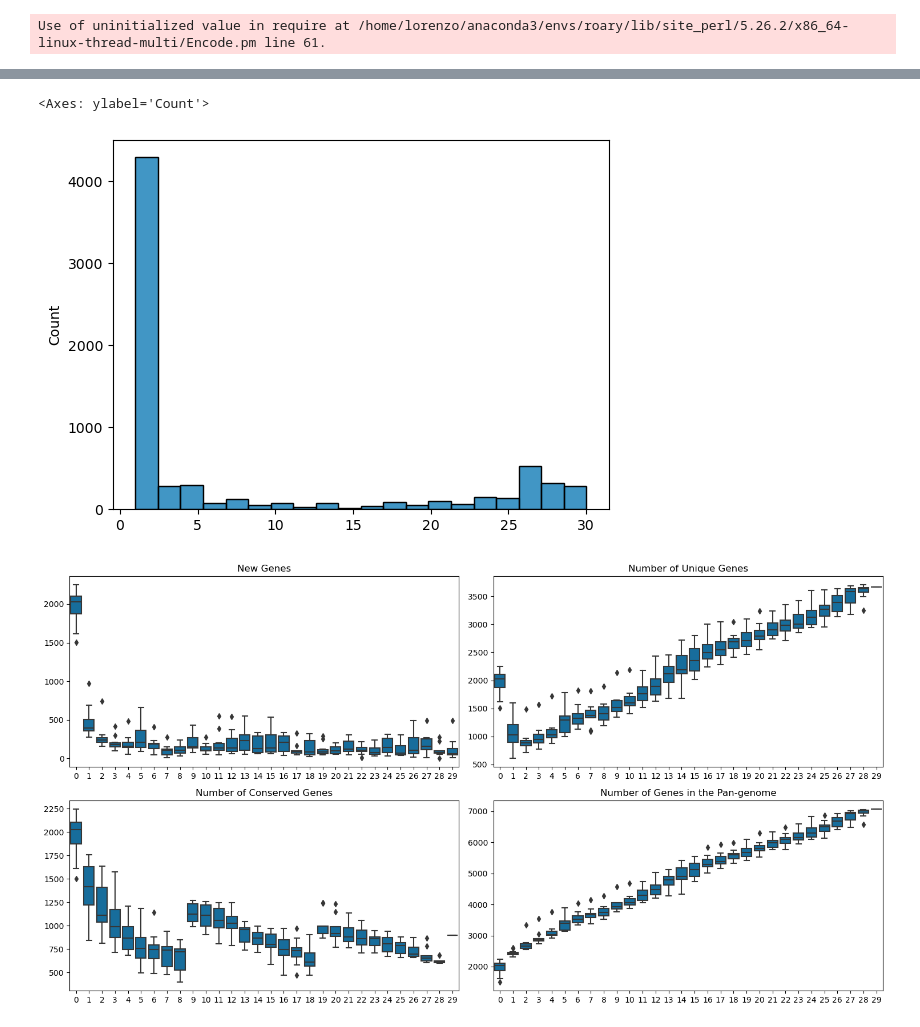
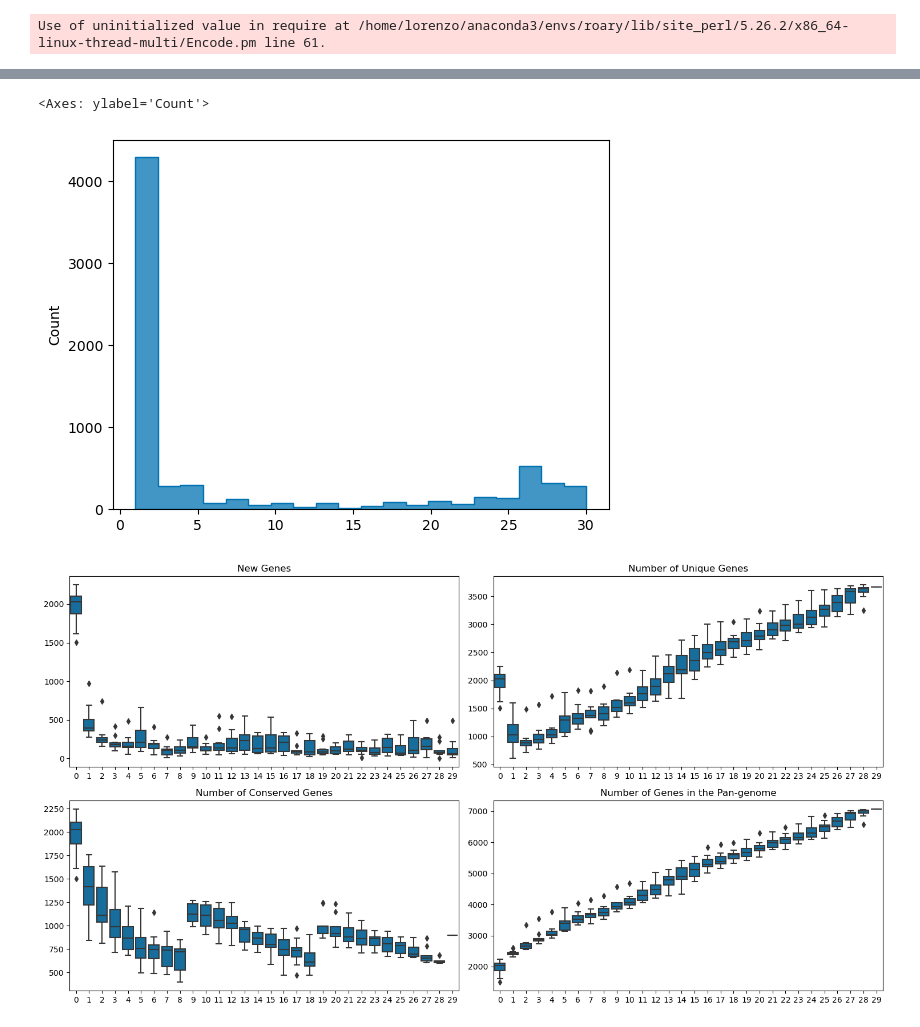
Before and after one commit to GentleHoney/Genomics_Project, a Jupyter notebook: proj_tmp.ipynb, the cells around one changed output, grey strips where cells are left out. Saved outputs shown, nothing was run; the diff lists cells and outputs as text; code cells hidden in the pictures.

```diff
--- a/proj_tmp.ipynb
+++ b/proj_tmp.ipynb
@@ -405,10 +405,10 @@ M1968198586    1873
 dtype: int64
 # %%
 roary_sorted=roary_matrix.sum(axis=1).sort_values(ascending=False)
-sns.histplot(roary_sorted)
+sns.histplot(roary_sorted,element='step')
 # %% [output]
 <Axes: ylabel='Count'>
-[figure, old version]
+[figure, new version]
 # %%
 newgenes_Rtab_csv = pd.read_csv(project_dir+"/roary_output/number_of_new_genes.Rtab",sep='\t',header=None)
 conservedgenes_Rtab_csv = pd.read_csv(project_dir+"/roary_output/number_of_conserved_genes.Rtab",sep='\t',header=None)
```
Also changed, not shown: parts of 1 cell of this notebook.
